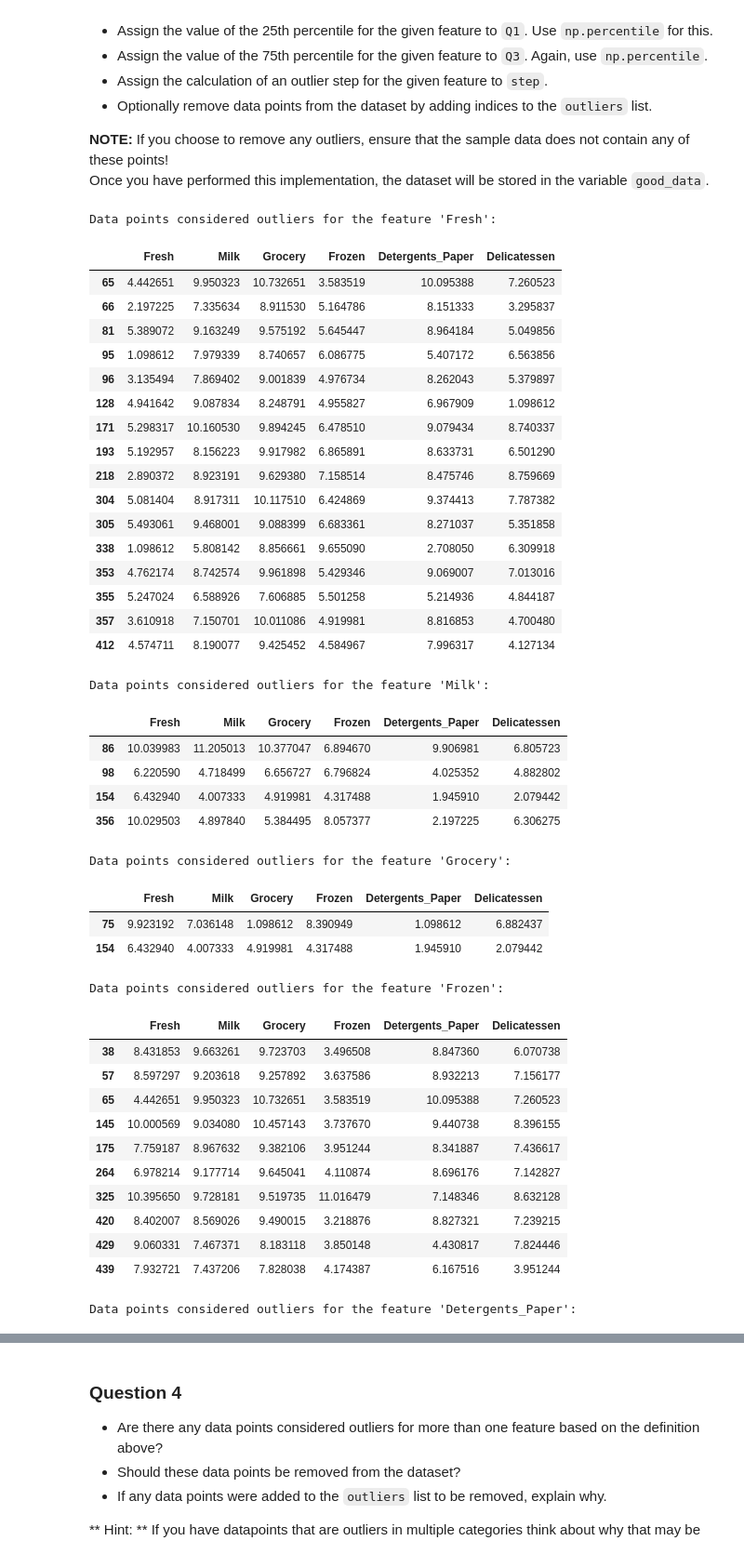
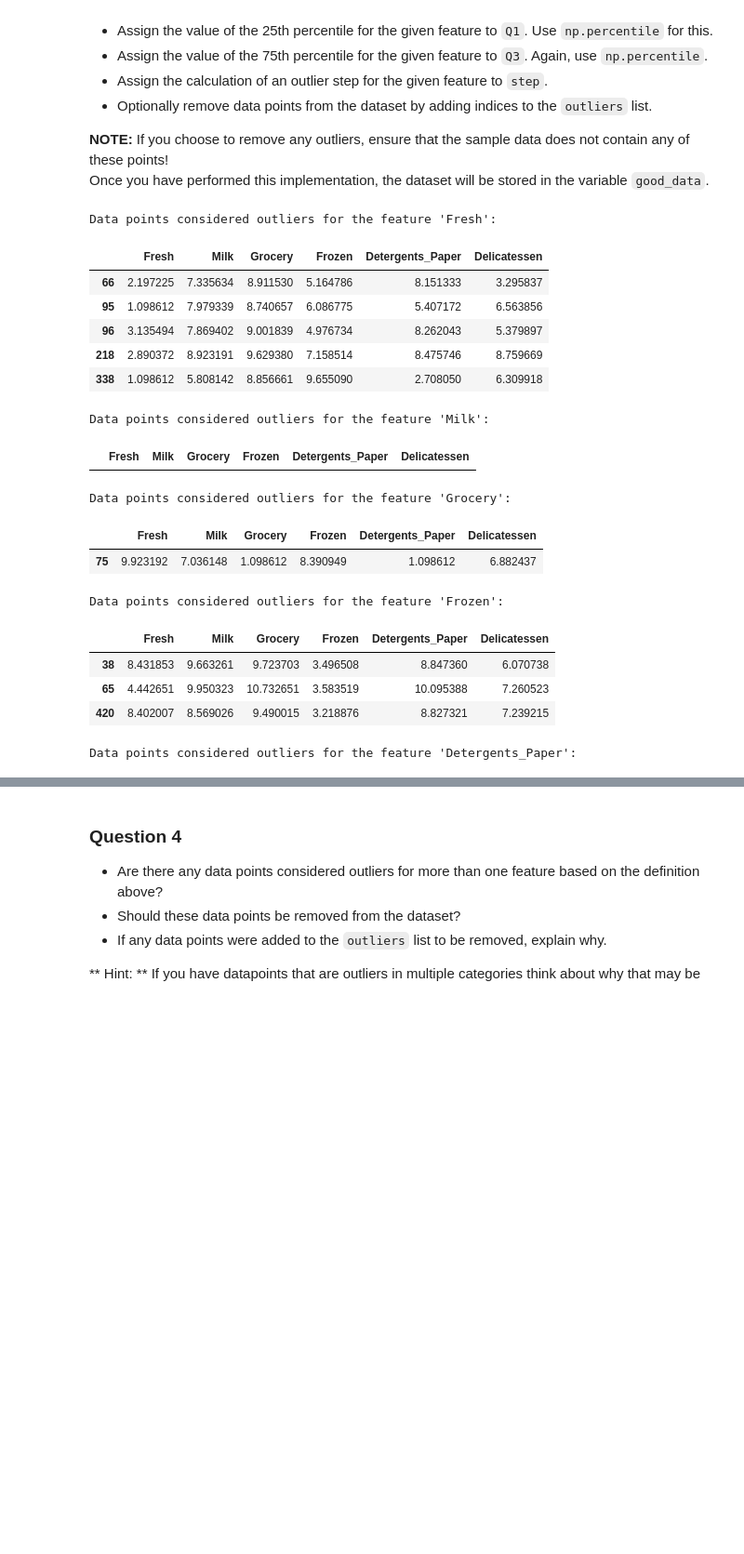
Before and after one commit to JoelH05/Customer-Segments, a Jupyter notebook: customer_segments.ipynb, the cells around one changed output, grey strips where cells are left out. Shown at 93% size. Saved outputs shown, nothing was run; the diff lists cells and outputs as text; code cells hidden in the pictures; blank space fills up the shorter version.

Commit message:
Change to outlier detection, question 5 and 10

```diff
--- a/customer_segments.ipynb
+++ b/customer_segments.ipynb
@@ -226,68 +234,55 @@ In the code block below, you will need to implement the following:
 **NOTE:** If you choose to remove any outliers, ensure that the sample data does not contain any of these points!
 Once you have performed this implementation, the dataset will be stored in the variable `good_data`.
 # %%
+import collections
+
 # For each feature find the data points with extreme high or low values
 for feature in log_data.keys():
 
     # TODO: Calculate Q1 (25th percentile of the data) for the given feature
-    Q1 = np.percentile(log_data[feature], 25)
+    Q1 = np.percentile(log_data, 25)
 
     # TODO: Calculate Q3 (75th percentile of the data) for the given feature
-    Q3 = np.percentile(log_data[feature], 75)
+    Q3 = np.percentile(log_data, 75)
 
     # TODO: Use the interquartile range to calculate an outlier step (1.5 times the interquartile range)
     step = 1.5 * (Q3 - Q1)
 
     # Display the outliers
     print("Data points considered outliers for the feature '{}':".format(feature))
     display(log_data[~((log_data[feature] >= Q1 - step) & (log_data[feature] <= Q3 + step))])
 
 # OPTIONAL: Select the indices for data points you wish to remove
 outliers  = [65, 66, 128]
 
 # Remove the outliers, if any were specified
 good_data = log_data.drop(log_data.index[outliers]).reset_index(drop = True)
+
+# Identifying all data points with more than one outlier
+repeated_outliers=[]
+counter = collections.Counter(log_data[feature])
+for el in counter.elements():
+    if counter[el]>1:
+        repeated_outliers.append(el)
+print("Following records are outliers for more than one feature:", list(set(repeated_outliers)))
 # %% [output]
 Data points considered outliers for the feature 'Fresh':
 |  | Fresh | Milk | Grocery | Frozen | Detergents_Paper | Delicatessen |
-| 65 | 4.442651 | 9.950323 | 10.732651 | 3.583519 | 10.095388 | 7.260523 |
 | 66 | 2.197225 | 7.335634 | 8.911530 | 5.164786 | 8.151333 | 3.295837 |
-| 81 | 5.389072 | 9.163249 | 9.575192 | 5.645447 | 8.964184 | 5.049856 |
 | 95 | 1.098612 | 7.979339 | 8.740657 | 6.086775 | 5.407172 | 6.563856 |
 | 96 | 3.135494 | 7.869402 | 9.001839 | 4.976734 | 8.262043 | 5.379897 |
-| 128 | 4.941642 | 9.087834 | 8.248791 | 4.955827 | 6.967909 | 1.098612 |
-| 171 | 5.298317 | 10.160530 | 9.894245 | 6.478510 | 9.079434 | 8.740337 |
-| 193 | 5.192957 | 8.156223 | 9.917982 | 6.865891 | 8.633731 | 6.501290 |
 | 218 | 2.890372 | 8.923191 | 9.629380 | 7.158514 | 8.475746 | 8.759669 |
-| 304 | 5.081404 | 8.917311 | 10.117510 | 6.424869 | 9.374413 | 7.787382 |
-| 305 | 5.493061 | 9.468001 | 9.088399 | 6.683361 | 8.271037 | 5.351858 |
 | 338 | 1.098612 | 5.808142 | 8.856661 | 9.655090 | 2.708050 | 6.309918 |
-| 353 | 4.762174 | 8.742574 | 9.961898 | 5.429346 | 9.069007 | 7.013016 |
-| 355 | 5.247024 | 6.588926 | 7.606885 | 5.501258 | 5.214936 | 4.844187 |
-| 357 | 3.610918 | 7.150701 | 10.011086 | 4.919981 | 8.816853 | 4.700480 |
-| 412 | 4.574711 | 8.190077 | 9.425452 | 4.584967 | 7.996317 | 4.127134 |
 Data points considered outliers for the feature 'Milk':
 |  | Fresh | Milk | Grocery | Frozen | Detergents_Paper | Delicatessen |
-| 86 | 10.039983 | 11.205013 | 10.377047 | 6.894670 | 9.906981 | 6.805723 |
-| 98 | 6.220590 | 4.718499 | 6.656727 | 6.796824 | 4.025352 | 4.882802 |
-| 154 | 6.432940 | 4.007333 | 4.919981 | 4.317488 | 1.945910 | 2.079442 |
-| 356 | 10.029503 | 4.897840 | 5.384495 | 8.057377 | 2.197225 | 6.306275 |
 Data points considered outliers for the feature 'Grocery':
 |  | Fresh | Milk | Grocery | Frozen | Detergents_Paper | Delicatessen |
 | 75 | 9.923192 | 7.036148 | 1.098612 | 8.390949 | 1.098612 | 6.882437 |
-| 154 | 6.432940 | 4.007333 | 4.919981 | 4.317488 | 1.945910 | 2.079442 |
 Data points considered outliers for the feature 'Frozen':
 |  | Fresh | Milk | Grocery | Frozen | Detergents_Paper | Delicatessen |
 | 38 | 8.431853 | 9.663261 | 9.723703 | 3.496508 | 8.847360 | 6.070738 |
-| 57 | 8.597297 | 9.203618 | 9.257892 | 3.637586 | 8.932213 | 7.156177 |
 | 65 | 4.442651 | 9.950323 | 10.732651 | 3.583519 | 10.095388 | 7.260523 |
-| 145 | 10.000569 | 9.034080 | 10.457143 | 3.737670 | 9.440738 | 8.396155 |
-| 175 | 7.759187 | 8.967632 | 9.382106 | 3.951244 | 8.341887 | 7.436617 |
-| 264 | 6.978214 | 9.177714 | 9.645041 | 4.110874 | 8.696176 | 7.142827 |
-| 325 | 10.395650 | 9.728181 | 9.519735 | 11.016479 | 7.148346 | 8.632128 |
 | 420 | 8.402007 | 8.569026 | 9.490015 | 3.218876 | 8.827321 | 7.239215 |
-| 429 | 9.060331 | 7.467371 | 8.183118 | 3.850148 | 4.430817 | 7.824446 |
-| 439 | 7.932721 | 7.437206 | 7.828038 | 4.174387 | 6.167516 | 3.951244 |
 Data points considered outliers for the feature 'Detergents_Paper':
 |  | Fresh | Milk | Grocery | Frozen | Detergents_Paper | Delicatessen |
 | 75 | 9.923192 | 7.036148 | 1.098612 | 8.390949 | 1.098612 | 6.882437 |
```
Also changed, not shown: parts of 16 cells of this notebook.
